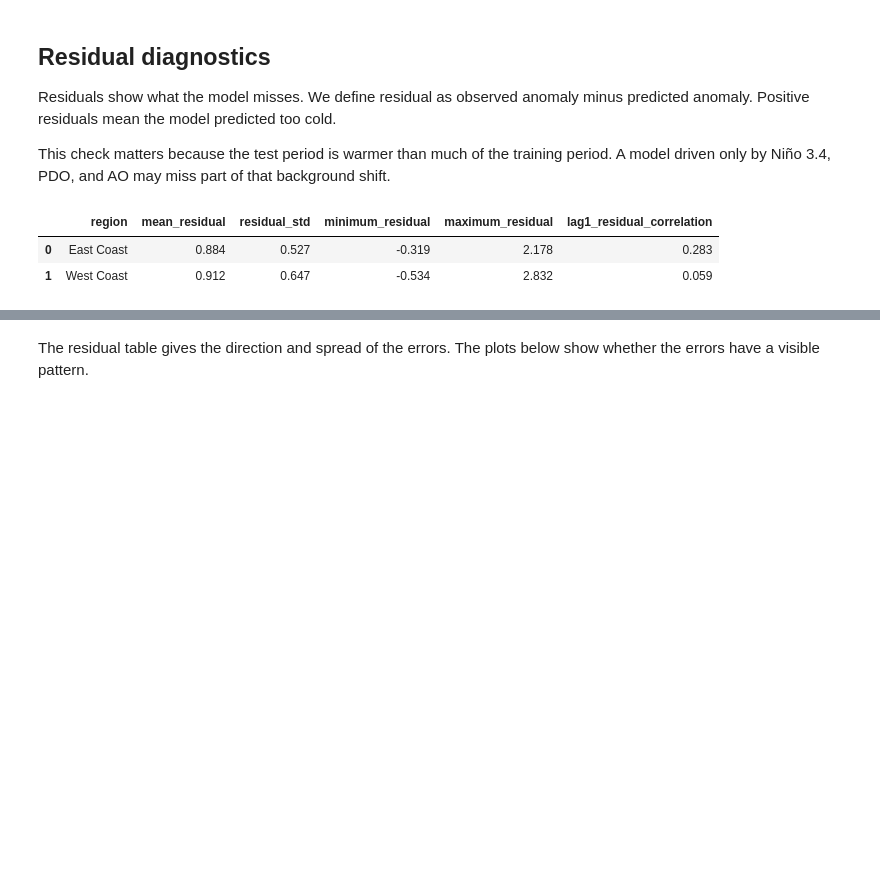
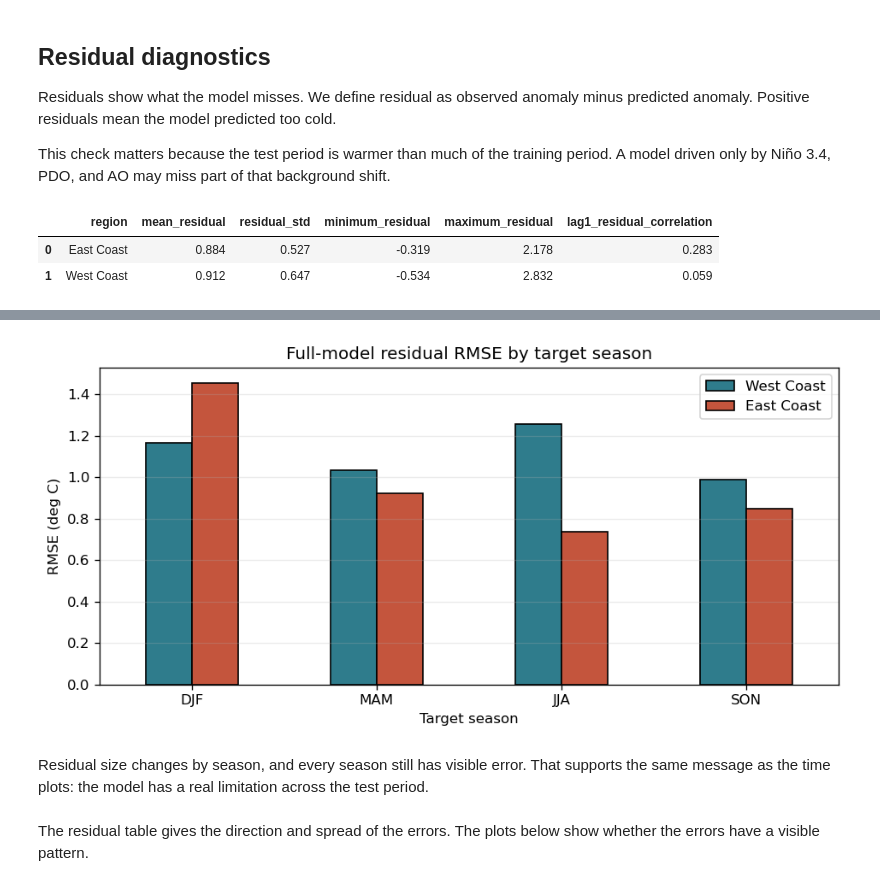
Before and after one commit to Cumuifreer/ucla-stats-152-final-project-topic2, a Jupyter notebook: topic2_temperature_prediction_mvp.ipynb, the cells around one changed output, grey strips where cells are left out. Cells and saved outputs as stored; diff of their text form; code cells hidden in the pictures; blank space fills up the shorter version.

```diff
--- a/topic2_temperature_prediction_mvp.ipynb
+++ b/topic2_temperature_prediction_mvp.ipynb
@@ -794,0 +935,21 @@ residual_summary.round(3)
+# %%
+# Summarize full-model residuals by target season.
+season_residual_summary = (
+    full_model_predictions.groupby(["region", "target_season"])
+    .agg(
+        mean_residual=("residual", "mean"),
+        RMSE=("residual", lambda values: np.sqrt(np.mean(values ** 2))),
+        MAE=("residual", lambda values: np.mean(np.abs(values))),
+        count=("residual", "size"),
+    )
+    .reset_index()
+)
+
+season_residual_summary["target_season"] = pd.Categorical(
+    season_residual_summary["target_season"],
+    categories=SEASON_ORDER,
+    ordered=True,
+)
+season_residual_summary = season_residual_summary.sort_values(["region", "target_season"])
+
+season_residual_summary.round(3)
@@ -795,3 +966,31 @@ residual_summary.round(3)
+# %%
+season_rmse = (
+    season_residual_summary.pivot(
+        index="target_season",
+        columns="region",
+        values="RMSE",
+    )
+    .loc[SEASON_ORDER, ["West Coast", "East Coast"]]
+)
+
+ax = season_rmse.plot(
+    kind="bar",
+    figsize=(8, 4),
+    color=[region_colors["West Coast"], region_colors["East Coast"]],
+    edgecolor="black",
+)
+ax.set_title("Full-model residual RMSE by target season")
+ax.set_xlabel("Target season")
+ax.set_ylabel("RMSE (deg C)")
+ax.legend(title="")
+ax.grid(axis="y", alpha=0.25)
+plt.xticks(rotation=0)
+plt.tight_layout()
+plt.show()
+# %% [output]
+[figure, added]
+# %% [markdown]
+Residual size changes by season, and every season still has visible error. That supports the same message as the time plots: the model has a real limitation across the test period.
 # %% [markdown]
 The residual table gives the direction and spread of the errors. The plots below show whether the errors have a visible pattern.
 # %%
```
Also changed, not shown: parts of 14 cells of this notebook, 2 other files.
